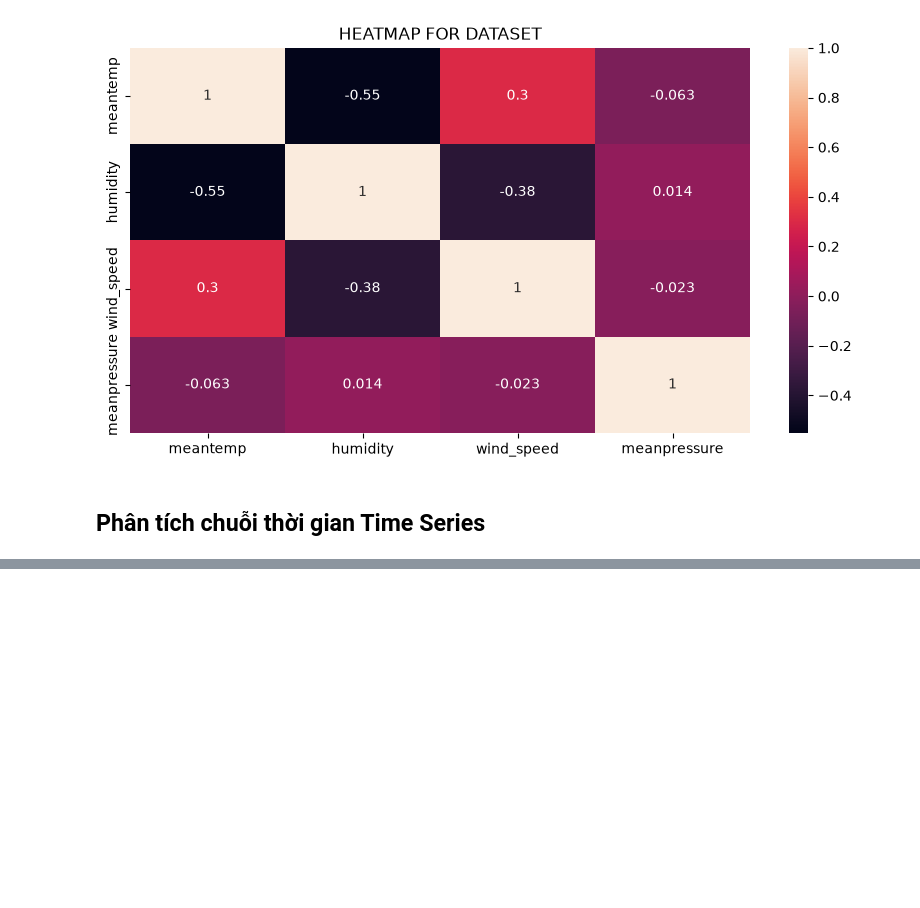
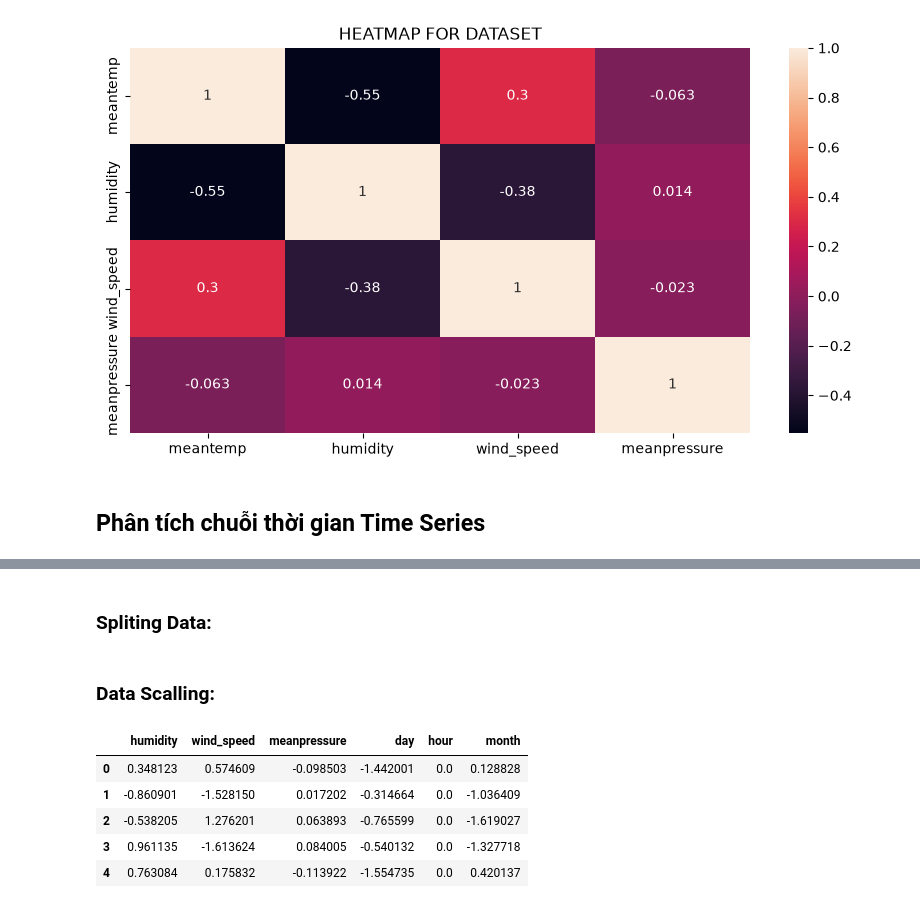
Before and after one commit to pisceskibo/ClimateChangeSeries, a Jupyter notebook: climate_change_prediction.ipynb, the cells around one changed output, grey strips where cells are left out. Drawn from its saved outputs; the diff is of its cells as text; code cells hidden in the pictures; blank space fills up the shorter version.

```diff
--- a/climate_change_prediction.ipynb
+++ b/climate_change_prediction.ipynb
@@ -225,0 +431,3 @@ plt.show()
+# %%
+x=data.drop(['meantemp','date'], axis=1)
+print(x)
@@ -225,0 +449,3 @@ plt.show()
+# %%
+y=data['meantemp']
+print(y)
@@ -225,0 +465,24 @@ plt.show()
+# %% [markdown]
+### Spliting Data:
+# %%
+from sklearn.model_selection import train_test_split
+
+x_train, x_test,y_train, y_test = train_test_split(x, y, test_size=0.30)
+# %% [markdown]
+### Data Scalling:
+# %%
+from sklearn.preprocessing import StandardScaler
+
+scaler = StandardScaler()
+
+x_train = pd.DataFrame(scaler.fit_transform(x_train), columns = x_train.columns)
+x_test = pd.DataFrame(scaler.fit_transform(x_test), columns = x_test.columns)
+# %%
+x_train.head()
+# %% [output]
+|  | humidity | wind_speed | meanpressure | day | hour | month |
+| 0 | 0.348123 | 0.574609 | -0.098503 | -1.442001 | 0.0 | 0.128828 |
+| 1 | -0.860901 | -1.528150 | 0.017202 | -0.314664 | 0.0 | -1.036409 |
+| 2 | -0.538205 | 1.276201 | 0.063893 | -0.765599 | 0.0 | -1.619027 |
+| 3 | 0.961135 | -1.613624 | 0.084005 | -0.540132 | 0.0 | -1.327718 |
+| 4 | 0.763084 | 0.175832 | -0.113922 | -1.554735 | 0.0 | 0.420137 |
```
Also changed, not shown: parts of 16 cells of this notebook, 2 other files.
